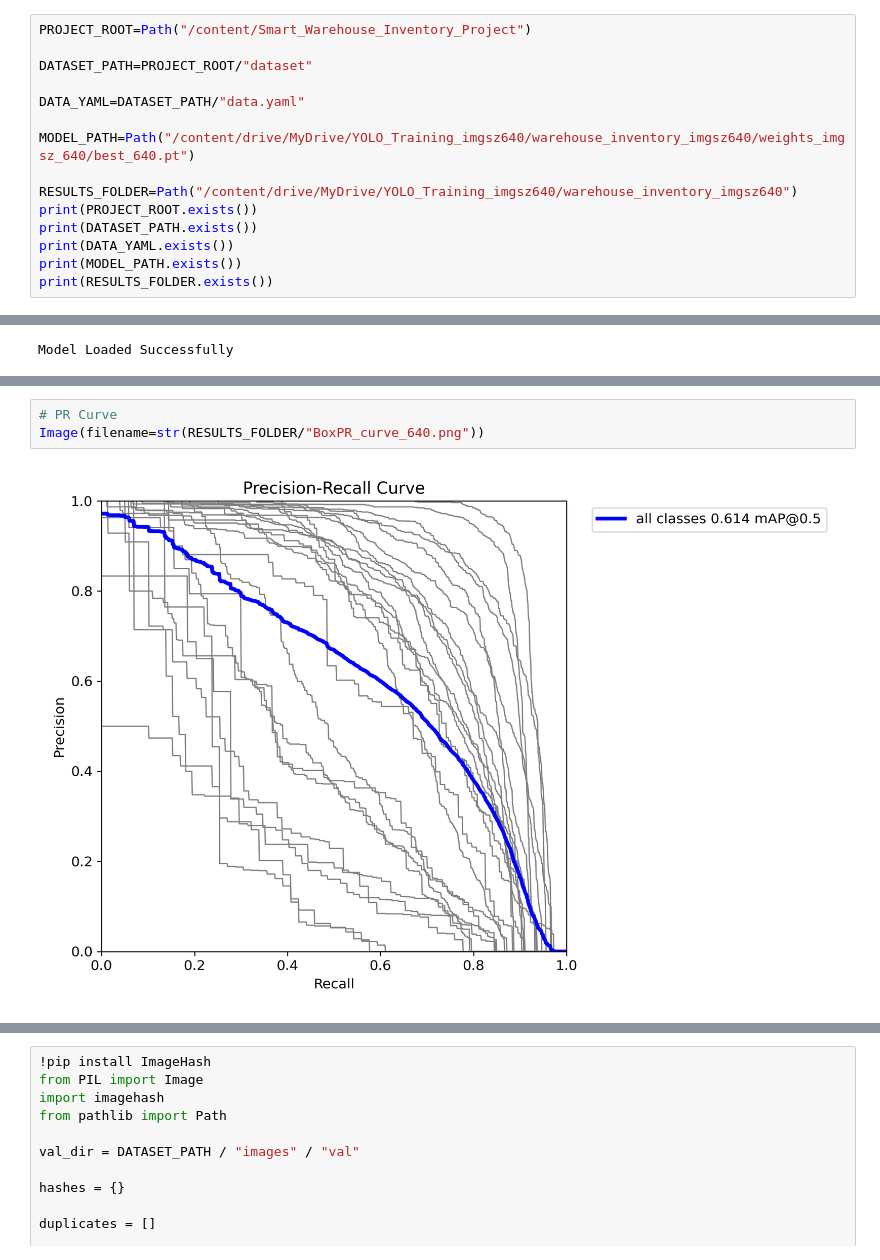
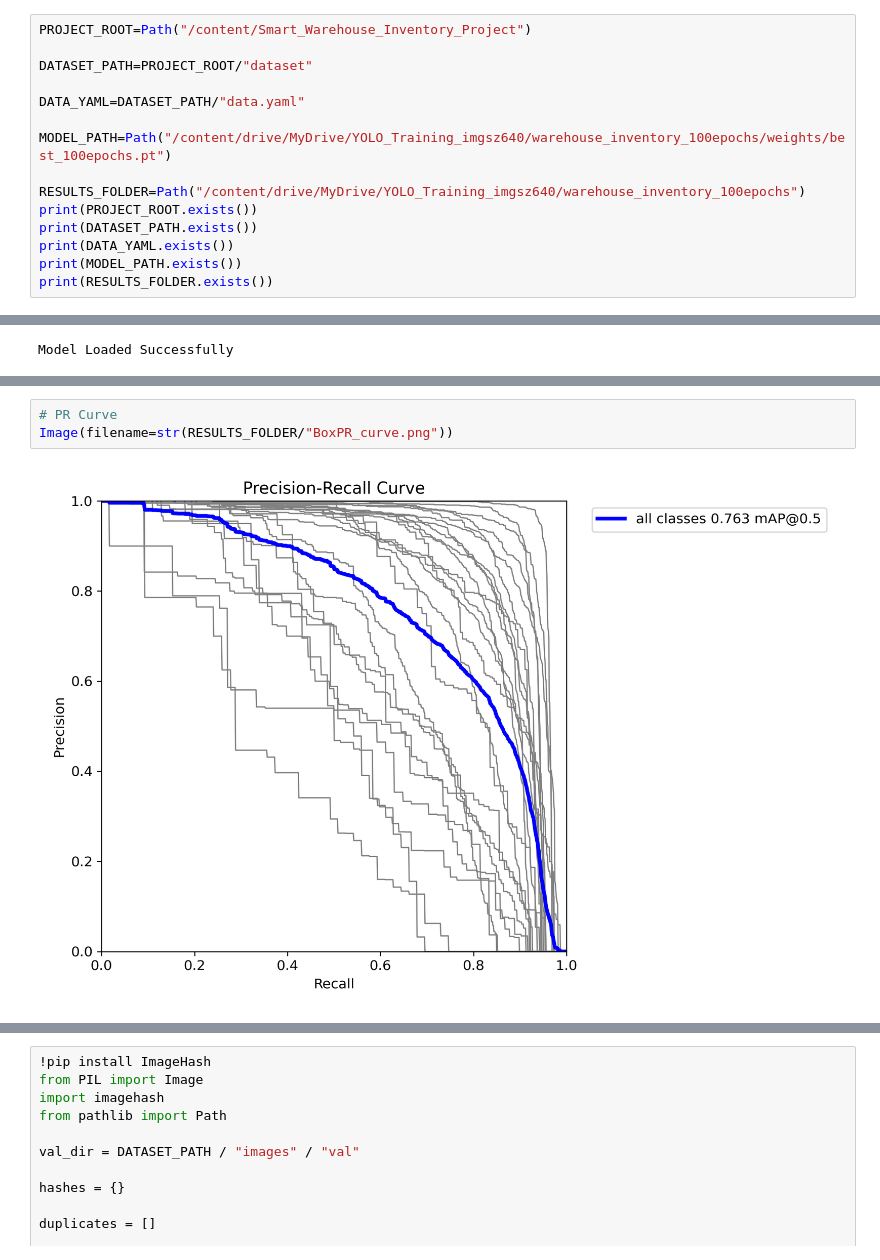
Before and after one commit to Aishwarya-kuchana/Smart_Warehouse_Inventory_Project, a Jupyter notebook: notebooks/05_Model_Evaluation.ipynb, the cells around one changed output, grey strips where cells are left out. Saved outputs shown, nothing was run; the diff lists cells and outputs as text.

Commit message:
updated number of epochs

```diff
--- a/notebooks/05_Model_Evaluation.ipynb
+++ b/notebooks/05_Model_Evaluation.ipynb
@@ -37,9 +37,9 @@ DATASET_PATH=PROJECT_ROOT/"dataset"
 
 DATA_YAML=DATASET_PATH/"data.yaml"
 
-MODEL_PATH=Path("/content/drive/MyDrive/YOLO_Training_imgsz640/warehouse_inventory_imgsz640/weights_imgsz_640/best_640.pt")
+MODEL_PATH=Path("/content/drive/MyDrive/YOLO_Training_imgsz640/warehouse_inventory_100epochs/weights/best_100epochs.pt")
 
-RESULTS_FOLDER=Path("/content/drive/MyDrive/YOLO_Training_imgsz640/warehouse_inventory_imgsz640")
+RESULTS_FOLDER=Path("/content/drive/MyDrive/YOLO_Training_imgsz640/warehouse_inventory_100epochs")
 print(PROJECT_ROOT.exists())
 print(DATASET_PATH.exists())
 print(DATA_YAML.exists())
@@ -201,8 +201,8 @@ Image(filename=str(RESULTS_FOLDER/"BoxF1_curve_640.png"))
 # %%
 # PR Curve
-Image(filename=str(RESULTS_FOLDER/"BoxPR_curve_640.png"))
+Image(filename=str(RESULTS_FOLDER/"BoxPR_curve.png"))
 # %% [output]
-[figure, old version]
+[figure, new version]
 # %%
 # To display all at once
 from IPython.display import Image, display
```
Also changed, not shown: parts of 16 cells of this notebook, 28 other files.
